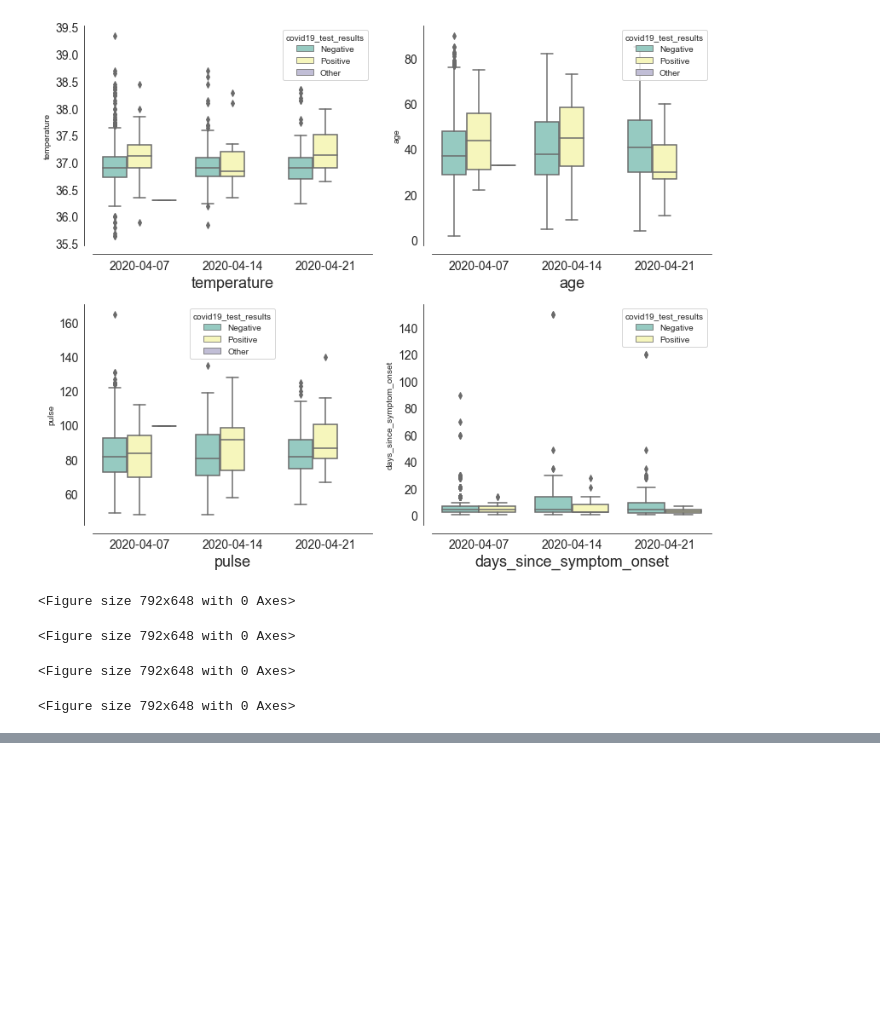
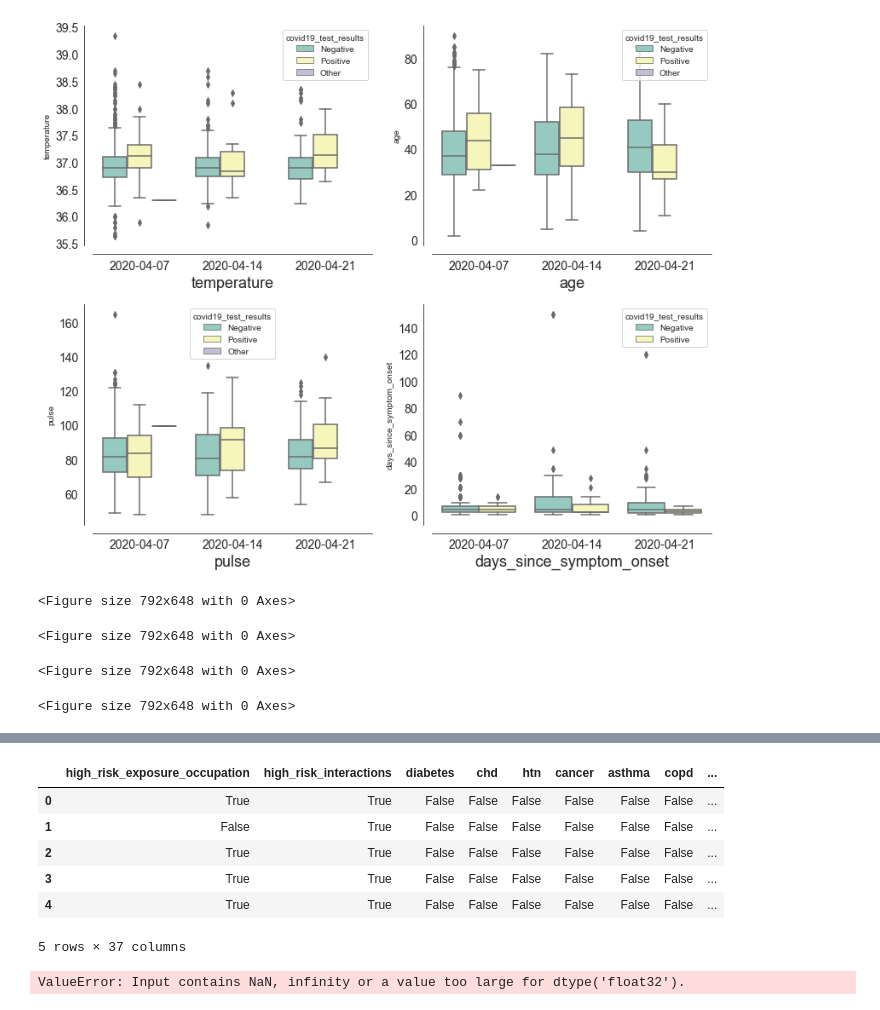
Before and after one commit to nargesam/covidclinicaldata, a Jupyter notebook: notebooks/EDA-coviddata.ipynb, the cells around one changed output, grey strips where cells are left out. Saved outputs shown, nothing was run; the diff lists cells and outputs as text; code cells hidden in the pictures; blank space fills up the shorter version.

Commit message:
preprocessing

```diff
--- a/notebooks/EDA-coviddata.ipynb
+++ b/notebooks/EDA-coviddata.ipynb
@@ -78,6 +79,7 @@ data_4_14.describe()
 # %%
 data_merged = pd.concat([data_4_7, data_4_14, data_4_21])
 
+data_merged_null = data_merged.copy()
 data_merged.shape
 data_merged.head()
 
@@ -284,0 +360,58 @@ ax_11, _ = boxplot_numerical(fields_numerical[3], data_merged, ax_11)
+# %%
+from sklearn import preprocessing
+
+
+groups = ["{0}-{1}".format(i, i+9) for i in range(0,100,10)]
+data_merged_null['age_group'] = pd.cut(data_merged_null['age'], range(0,110,10), right=False, labels=groups)
+
+
+
+
+# categorical_vars
+data_merged_null['test_name'] = data_merged_null['test_name'].astype('category')
+data_merged_null['swab_type'] = data_merged_null['swab_type'].astype('category')
+data_merged_null['cough_severity'] = data_merged_null['cough_severity'].astype('category')
+data_merged_null['sob_severity'] = data_merged_null['sob_severity'].astype('category')
+data_merged_null['age'] = data_merged_null['age'].astype('category')
+data_merged_null['age_group'] = data_merged_null['age_group'].astype('category')
+
+# test_name
+le_test_name  = preprocessing.LabelEncoder()
+X_test_name =  le_test_name.fit_transform(data_merged_null['test_name'])
+X['test_name'] = X_test_name
+
+# swab_type
+le_swab_type  = preprocessing.LabelEncoder()
+X_swab_type =  le_swab_type.fit_transform(data_merged_null['swab_type'])
+X['swab_type'] = X_swab_type
+
+# # cough_severity
+# le_cough_severity  = preprocessing.LabelEncoder()
+# X_cough_severity =  le_cough_severity.fit_transform(data_merged_null['cough_severity'])
+# X['cough_severity'] = X_cough_severity
+
+# # sob_severity
+# le_sob_severity  = preprocessing.LabelEncoder()
+# X_sob_severity =  le_sob_severity.fit_transform(data_merged_null['sob_severity'])
+# X['sob_severity'] = X_sob_severity
+
+# age
+le_age  = preprocessing.LabelEncoder()
+X_age =  le_age.fit_transform(data_merged_null['age'])
+X['age'] = X_age
+
+# age_group
+le_age_group  = preprocessing.LabelEncoder()
+X_age_group =  le_age_group.fit_transform(data_merged_null['age_group'])
+X['age_group'] = X_age_group
+
+
+# print(data_merged_null.dtypes)
+
+
+
+X.head()
+
+
+# print(len(le_test_name.inverse_transform(X_test_name)))
+# %% [output]
@@ -284,0 +434,14 @@ ax_11, _ = boxplot_numerical(fields_numerical[3], data_merged, ax_11)
+|  | high_risk_exposure_occupation | high_risk_interactions | diabetes | chd | htn | cancer | asthma | copd | ... |
+| 0 | True | True | False | False | False | False | False | False | ... |
+| 1 | False | True | False | False | False | False | False | False | ... |
+| 2 | True | True | False | False | False | False | False | False | ... |
+| 3 | True | True | False | False | False | False | False | False | ... |
+| 4 | True | True | False | False | False | False | False | False | ... |
+5 rows × 37 columns
+# %%
+
+
+
+model = RandomForestClassifier().fit(X,Y)
+# %% [output]
+ValueError: Input contains NaN, infinity or a value too large for dtype('float32').
```
Also changed, not shown: parts of 6 cells of this notebook.
